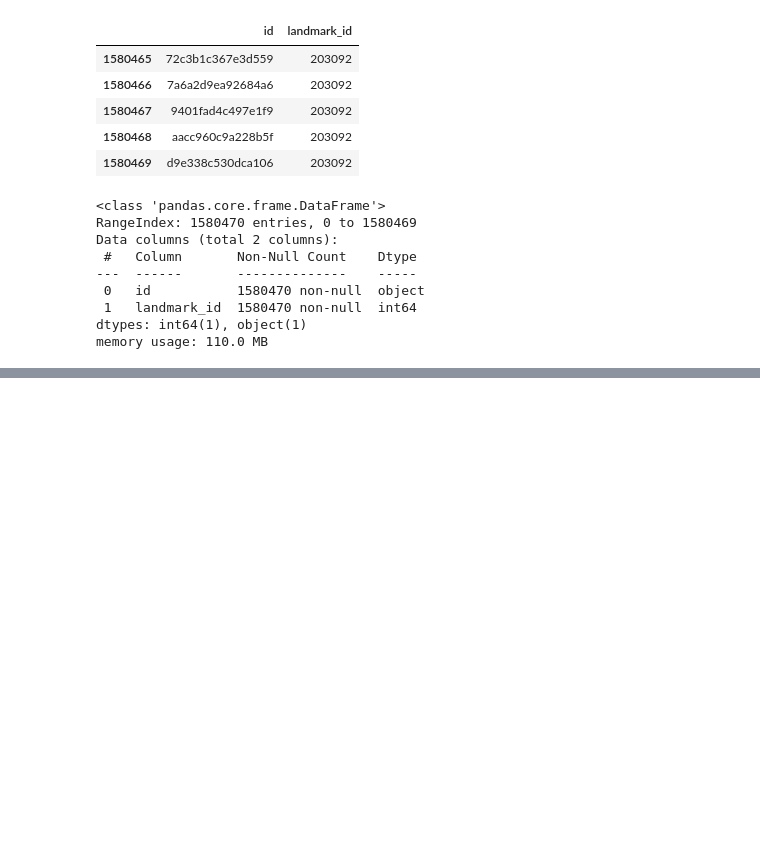
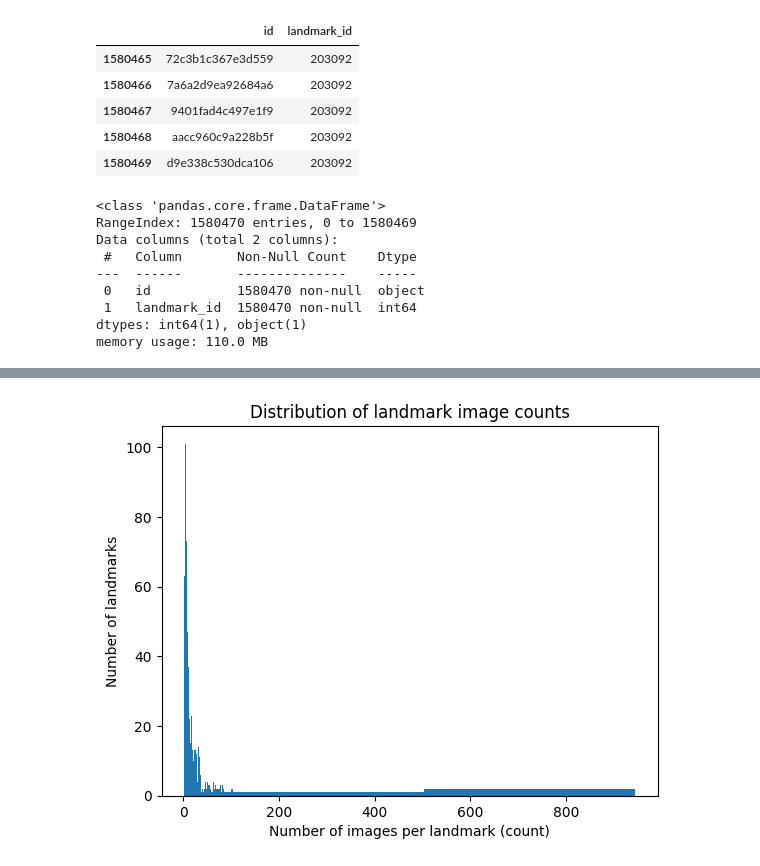
Before and after one commit to CodeByD3v/ML-Experiments, a Jupyter notebook: Google Landmark Detection/notebook/Google-Landmark-Detection.ipynb, the cells around one changed output, grey strips where cells are left out. Saved outputs shown, nothing was run; the diff lists cells and outputs as text; code cells hidden in the pictures; blank space fills up the shorter version.

```diff
--- a/Google Landmark Detection/notebook/Google-Landmark-Detection.ipynb
+++ b/Google Landmark Detection/notebook/Google-Landmark-Detection.ipynb
@@ -58,0 +121,8 @@ memory usage: 110.0 MB
+# %%
+plt.hist(data["count"], bins=np.sort(data["count"].unique()))
+plt.xlabel("Number of images per landmark (count)")
+plt.ylabel("Number of landmarks")
+plt.title("Distribution of landmark image counts")
+plt.show()
+# %% [output]
+[figure, added]
```
Also changed, not shown: parts of 13 cells of this notebook.
